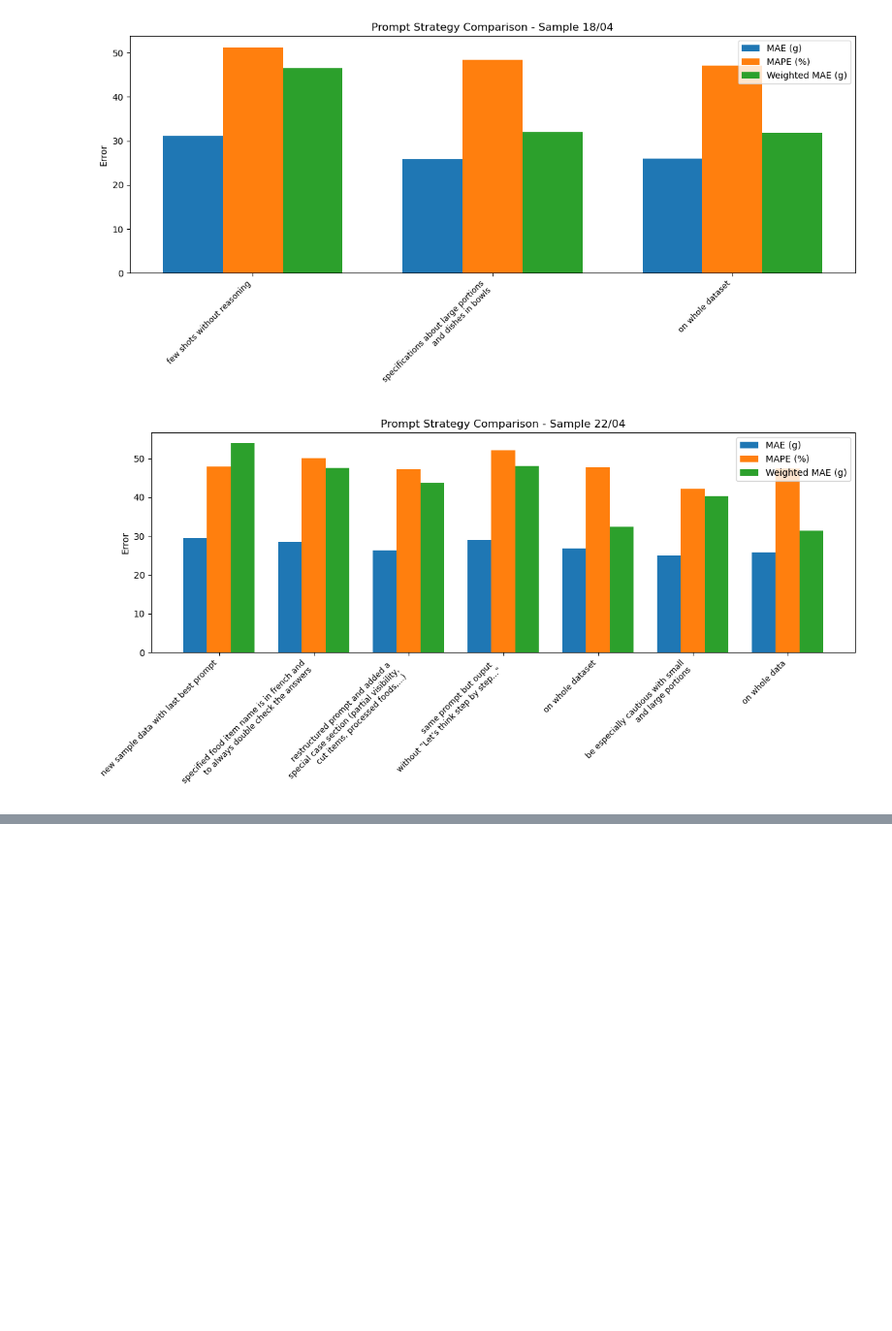
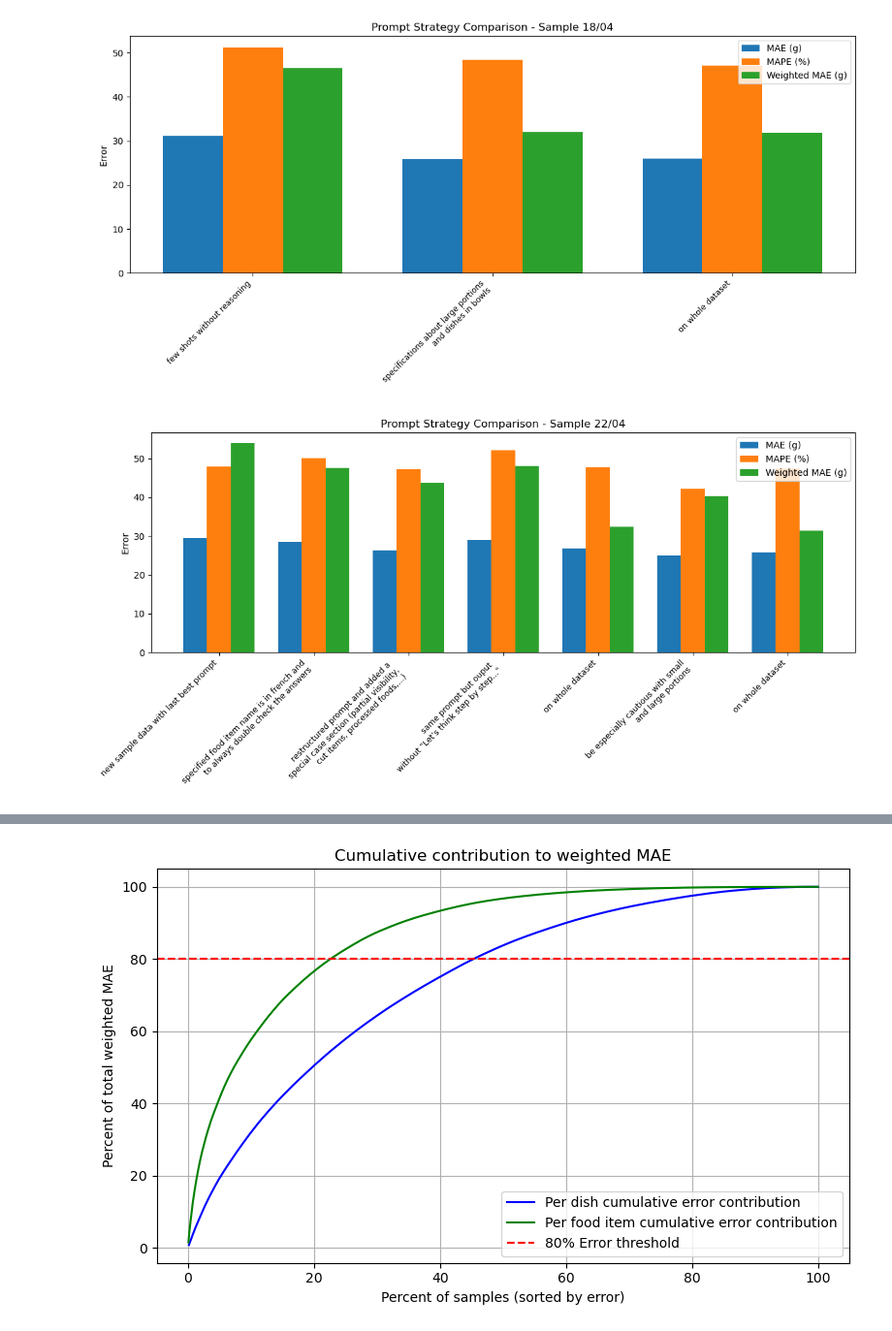
Before and after one commit to samaaraaah/volumetric-estimation-of-food-bachelor-project, a Jupyter notebook: src/visualize_results.ipynb, the cells around one changed output, grey strips where cells are left out. Shown: that part at 97% size. Cells and saved outputs as stored; diff of their text form; code cells hidden in the pictures; blank space fills up the shorter version.

```diff
--- a/src/visualize_results.ipynb
+++ b/src/visualize_results.ipynb
@@ -95,3 +95,90 @@ plot_metrics(df3, "Prompt Strategy Comparison - Sample 22/04")
 [figure]
 [figure]
 [figure]
+# %%
+import pandas as pd
+import matplotlib.pyplot as plt
+import numpy as np
+
+#PER-DISH WMAE CONTRIBUTION
+error_file = "sorted_result_d19c3270-5f4c-4cfb-9e21-8d7e14ece178.csv"
+df = pd.read_csv(f"../data/comparison/{error_file}")
+
+# Replace empty strings with NaN and drop incomplete rows
+df.replace("", np.nan, inplace=True)
+df.dropna(subset=["absolute_error", "weight", "weighed_absolute_error"], inplace=True)
+
+# Ensure correct types
+df["absolute_error"] = df["absolute_error"].astype(float)
+df["weight"] = df["weight"].astype(float)
+df["weighed_absolute_error"] = df["weighed_absolute_error"].astype(float)
+
+# ------------------------
+# Per-dish analysis
+# ------------------------
+# Keep only one row per image_id (since total_dish_wmae is already summed per dish)
+df_unique = df.drop_duplicates(subset=["url"])
+# Sort by error
+df_sorted = df_unique.sort_values("total_dish_wmae", ascending=False) # Already sorted but keep this for safety
+
+# Total weighted error
+mae = df_sorted["total_dish_wmae"].mean()
+total_error = df_sorted["total_dish_wmae"].sum()
+
+# Compute cumulative contribution
+df_sorted["cumulative_error"] = df_sorted["total_dish_wmae"].cumsum()
+df_sorted["fraction_of_total_error"] = 100 * df_sorted["cumulative_error"] / total_error
+df_sorted["fraction_of_dishes"] = 100 * (np.arange(len(df_sorted)) + 1) / len(df_sorted)
+
+# Find the point where 80% of the error is reached
+threshold_row = df_sorted[df_sorted["fraction_of_total_error"] >= 80].iloc[0]
+fraction_of_dishes_for_80 = threshold_row["fraction_of_dishes"]
+print(f"{fraction_of_dishes_for_80:.2f}% of dishes account for 80% of the total Weighted MAE.")
+
+# Export those top samples to a CSV
+threshold_index = df_sorted[df_sorted["fraction_of_total_error"] <= 80].shape[0]
+top_80 = df_sorted.iloc[:threshold_index]
+top_80_file = "./top_80_percent_error.csv"
+top_80.to_csv(top_80_file, index=False)
+print(f"Top errors saved to {top_80_file}.\n")
+
+# ------------------------
+# Per-food-item analysis
+# ------------------------
+# Sort by weighed_absolute_error (which in this context acts as item-wise weighted error)
+df_items_sorted = df.sort_values("weighed_absolute_error", ascending=False).copy()  # Already sorted but keep this for safety
+df_items_sorted = df.sort_values("weighed_absolute_error", ascending=False).reset_index(drop=True)
+
+# Compute cumulative contribution of food items
+total_error_items = df_items_sorted["weighed_absolute_error"].sum()
+df_items_sorted["cumulative_error"] = df_items_sorted["weighed_absolute_error"].cumsum()
+df_items_sorted["fraction_of_total_error"] = 100 * df_items_sorted["cumulative_error"] / total_error_items
+df_items_sorted["fraction_of_items"] = 100 * (df_items_sorted.index + 1) / len(df_items_sorted)
+
+# Find how many food items account for 80% of total error
+threshold_row_item = df_items_sorted[df_items_sorted["fraction_of_total_error"] >= 80].iloc[0]
+fraction_items_80 = threshold_row_item["fraction_of_items"]
+
+# Output result
+print(f"{fraction_items_80:.2f}% of food items account for 80% of the total Weighted MAE.")
+
+# Export those top samples to a CSV
+threshold_index = df_items_sorted[df_items_sorted["fraction_of_total_error"] <= 80].shape[0]
+top_80 = df_items_sorted.iloc[:threshold_index]
+top_80_file = "./top_80_percent_items_error.csv"
+top_80.to_csv(top_80_file, index=False)
+print(f"Top errors saved to {top_80_file}.")
+
+# Plot: cumulative error % vs sample %
+plt.figure(figsize=(8, 5))
+plt.plot(df_sorted["fraction_of_dishes"], df_sorted["fraction_of_total_error"], label="Per dish cumulative error contribution", color="b")
+plt.plot(df_items_sorted["fraction_of_items"], df_items_sorted["fraction_of_total_error"], label="Per food item cumulative error contribution", color="g")
+plt.xlabel("Percent of samples (sorted by error)")
+plt.ylabel("Percent of total weighted MAE")
+plt.title("Cumulative contribution to weighted MAE")
+plt.grid(True)
+plt.axhline(80, color='red', linestyle='--', label="80% Error threshold")
+plt.legend()
+plt.tight_layout()
+plt.show()
+# %% [output]
@@ -97,0 +190 @@ plot_metrics(df3, "Prompt Strategy Comparison - Sample 22/04")
+[figure, added]
```
Also changed, not shown: parts of 2 cells of this notebook, 32 other files.
